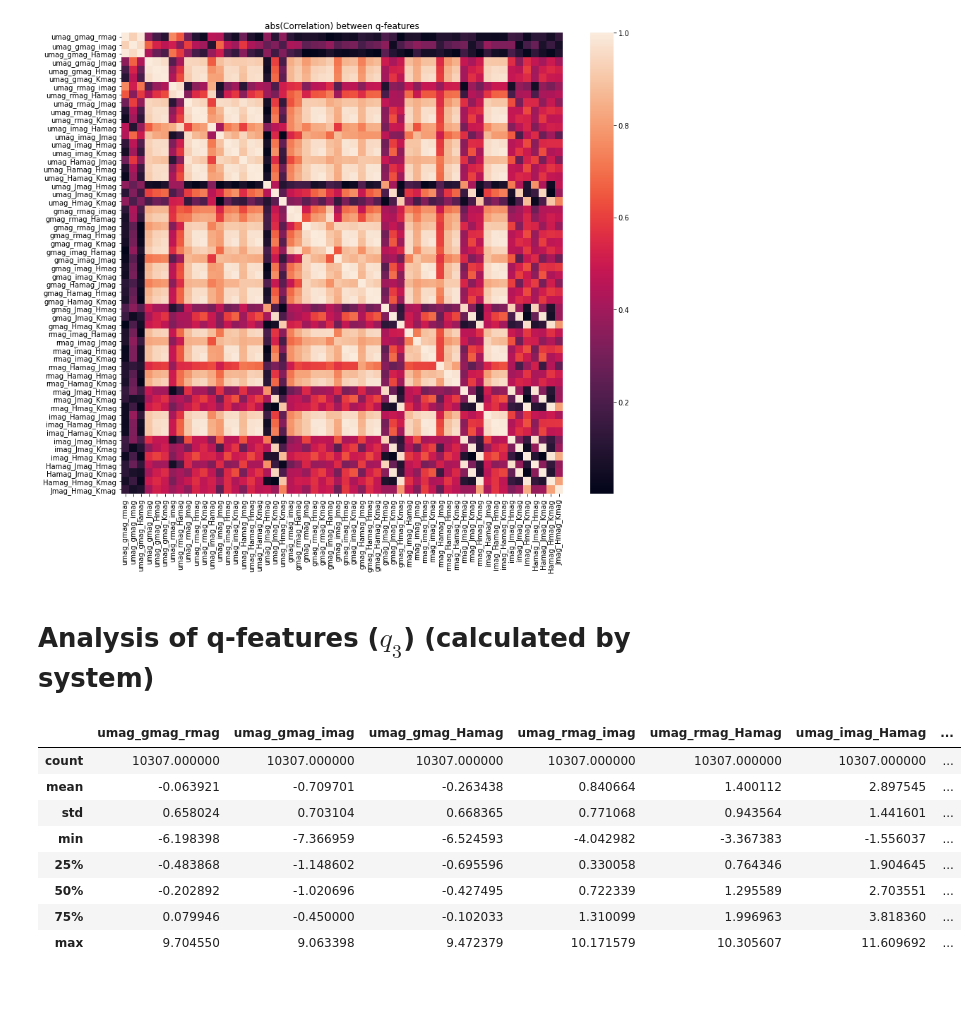
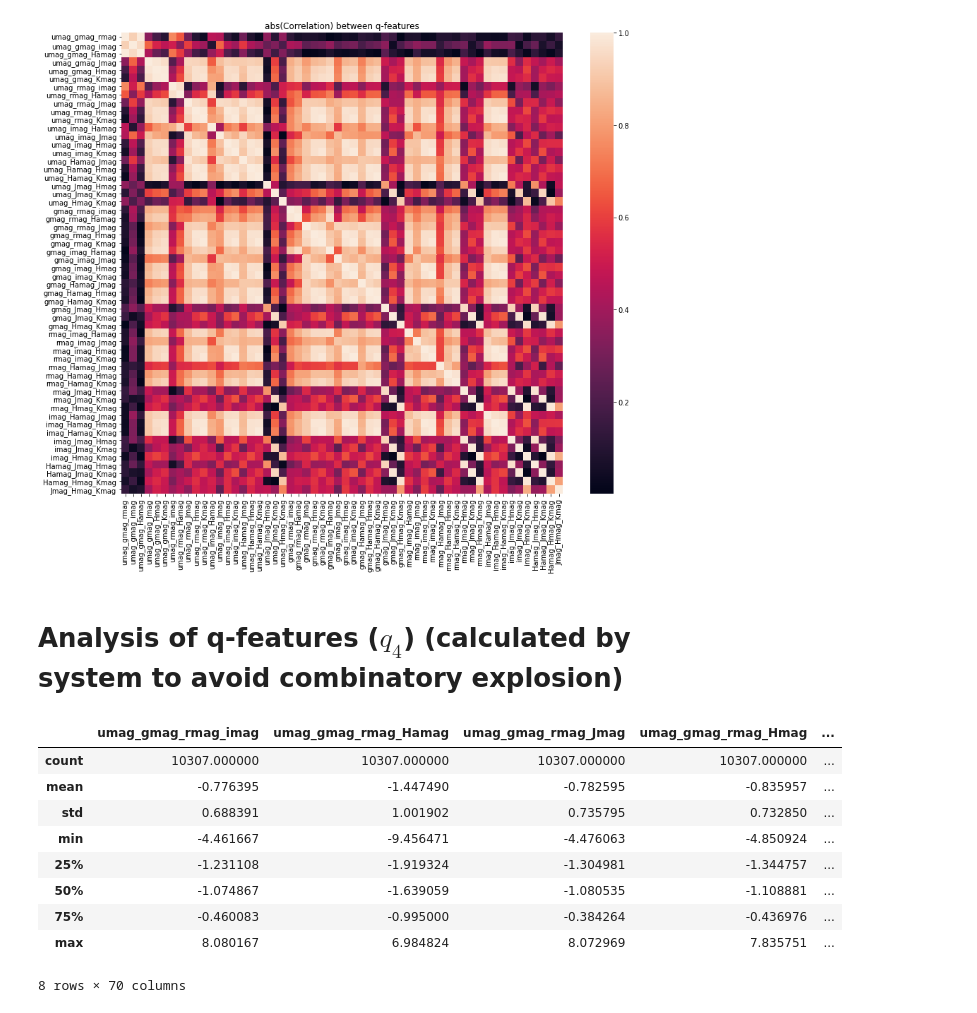
Before and after one commit to facundoq/bestars, a Jupyter notebook: Exploratory analysis.ipynb, the cells around one changed output. Saved outputs shown, nothing was run; the diff lists cells and outputs as text; code cells hidden in the pictures.

Commit message:
added outlier analysis. Automated report exporting

```diff
--- a/Exploratory analysis.ipynb
+++ b/Exploratory analysis.ipynb
@@ -1,4 +1,2 @@
 # %%
-%reload_ext autoreload
-%autoreload 2
-default_figsize=(14,12)
+dataset_name = "hou"
@@ -176,29 +171,30 @@ plt.show()
 # %% [output]
 [figure]
 # %% [markdown]
-# Analysis of q-features ($q_3$) (calculated by system)
+# Analysis of q-features ($q_4$) (calculated by system to avoid combinatory explosion)
 # %%
 x_np=x.to_numpy()
 import qfeatures
 coefficients = dataset_module.coefficients
 systems = dataset_module.systems
 coefficients_np = np.array([coefficients[k] for k in x.columns])
 systems = [systems[k] for k in x.columns]
-q= qfeatures.calculate(x_np,coefficients_np,x.columns,systems,combination_size=3,by_system=True)
+q= qfeatures.calculate(x_np,coefficients_np,x.columns,systems,combination_size=4,by_system=False)
 
 m = q.magnitudes
 
 q_df = pd.DataFrame(m, columns = q.column_names)
 q_df.describe()
 # %% [output]
-|  | umag_gmag_rmag | umag_gmag_imag | umag_gmag_Hamag | umag_rmag_imag | umag_rmag_Hamag | umag_imag_Hamag | ... |
-| count | 10307.000000 | 10307.000000 | 10307.000000 | 10307.000000 | 10307.000000 | 10307.000000 | ... |
-| mean | -0.063921 | -0.709701 | -0.263438 | 0.840664 | 1.400112 | 2.897545 | ... |
-| std | 0.658024 | 0.703104 | 0.668365 | 0.771068 | 0.943564 | 1.441601 | ... |
-| min | -6.198398 | -7.366959 | -6.524593 | -4.042982 | -3.367383 | -1.556037 | ... |
-| 25% | -0.483868 | -1.148602 | -0.695596 | 0.330058 | 0.764346 | 1.904645 | ... |
-| 50% | -0.202892 | -1.020696 | -0.427495 | 0.722339 | 1.295589 | 2.703551 | ... |
-| 75% | 0.079946 | -0.450000 | -0.102033 | 1.310099 | 1.996963 | 3.818360 | ... |
-| max | 9.704550 | 9.063398 | 9.472379 | 10.171579 | 10.305607 | 11.609692 | ... |
+|  | umag_gmag_rmag_imag | umag_gmag_rmag_Hamag | umag_gmag_rmag_Jmag | umag_gmag_rmag_Hmag | ... |
+| count | 10307.000000 | 10307.000000 | 10307.000000 | 10307.000000 | ... |
+| mean | -0.776395 | -1.447490 | -0.782595 | -0.835957 | ... |
+| std | 0.688391 | 1.001902 | 0.735795 | 0.732850 | ... |
+| min | -4.461667 | -9.456471 | -4.476063 | -4.850924 | ... |
+| 25% | -1.231108 | -1.919324 | -1.304981 | -1.344757 | ... |
+| 50% | -1.074867 | -1.639059 | -1.080535 | -1.108881 | ... |
+| 75% | -0.460083 | -0.995000 | -0.384264 | -0.436976 | ... |
+| max | 8.080167 | 6.984824 | 8.072969 | 7.835751 | ... |
+8 rows × 70 columns
 # %%
 sn.heatmap(q_df.corr().abs())
```
Also changed, not shown: parts of 6 cells of this notebook, 48 other files.
